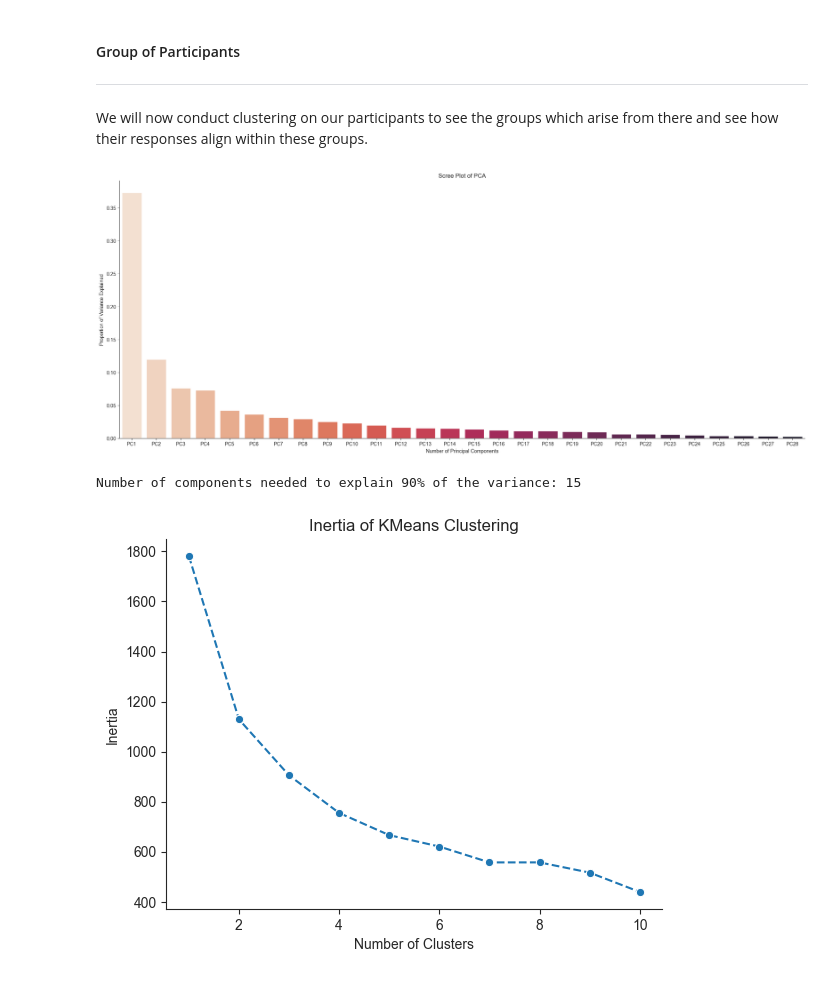
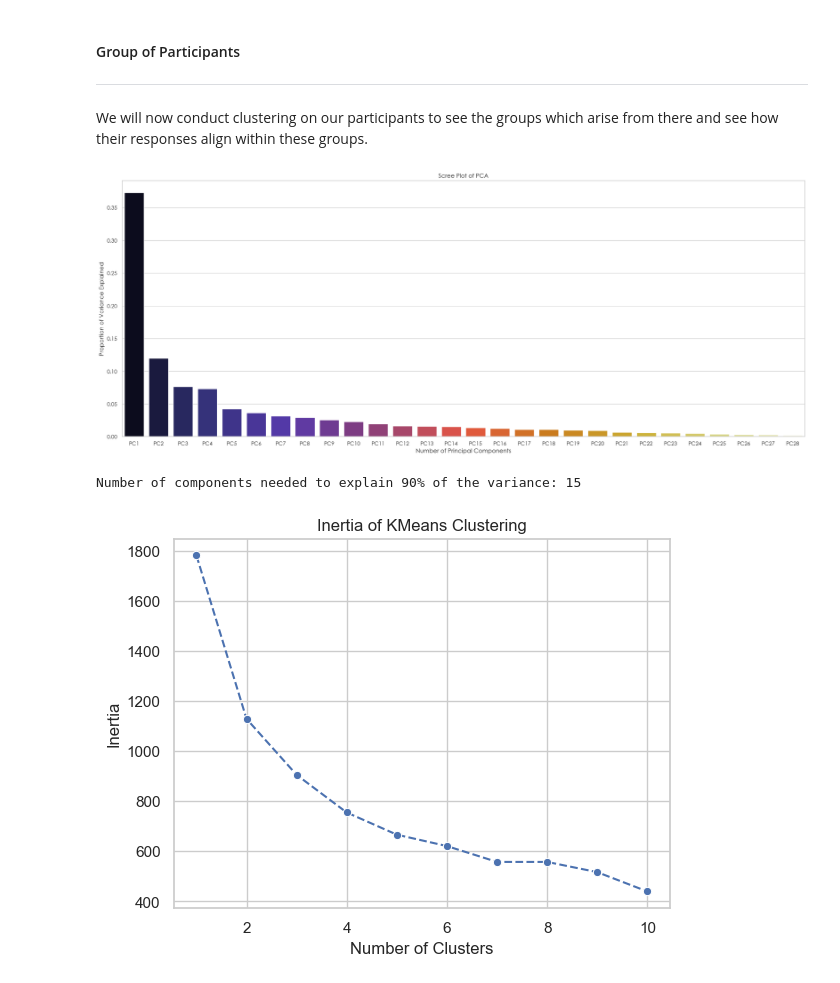
Before and after one commit to ima-quack/COGS164_Language_Motivation, a Jupyter notebook: cogs164_cluster.ipynb, the cells around one changed output. Drawn from its saved outputs; the diff is of its cells as text; code cells hidden in the pictures.

Commit message:
Updated some stats

```diff
--- a/cogs164_cluster.ipynb
+++ b/cogs164_cluster.ipynb
@@ -5,5 +5,7 @@ From here, we want to determine if there are groups which form in terms of both
 # %%
 # Import the appropriate packages
+
+import json
 
 # Data organization"
 import numpy  as np
@@ -12,15 +14,16 @@ import pandas as pd
 # Plotting packages
 import matplotlib.pyplot as plt
 import seaborn as sns
-custom_style = {"axes.spines.right": False, "axes.spines.top": False,}
-sns.set_style("ticks", rc=custom_style)
+sns.set(style = 'whitegrid', font='Century Gothic')
 
 # Clustering packages
 from sklearn               import preprocessing
 from sklearn.cluster       import KMeans
 from sklearn.decomposition import PCA
-from scipy.cluster         import hierarchy
-from statsmodels.miscmodels.ordinal_model import OrderedModel
+from scipy.stats           import pearsonr
+
+# Add hierarchical clustering packages
+from scipy.cluster.hierarchy import dendrogram, linkage
 # %%
 # Read in the data
 df = pd.read_csv("cleaned_data.csv")
@@ -132,26 +91,0 @@ ques_kmeans7['Cluster'] = ques_kmeans[6].labels_ + 1
-# %%
-# Plot a 2D scatterplot of the first three principal components using the 7 clusters
-
-# Get the minimum value of the third principal component
-min_val = ques_kmeans7['PC3'].min()
-fig, ax = plt.subplots(figsize=(10, 8))
-sns.scatterplot(x='PC1', y='PC2',
-                data=ques_kmeans7,
-                ax=ax,
-                hue='Cluster',
-                palette='Set2',
-                s=15*(ques_kmeans7['PC3'] - min_val + 3))
-ax.set_xlabel('PC1 - {:.1f}%'.format(variance_ratio[0] * 100))
-ax.set_ylabel('PC2 - {:.1f}%'.format(variance_ratio[1] * 100))
-
-# Add an item to the legend for the size
-handles, labels = ax.get_legend_handles_labels()
-handles.append(plt.scatter([],[], s=8*(ques_kmeans7['PC3'] - min_val).max(),
-                           alpha=0.3, edgecolors='none'))
-labels.append('Size based on PC3 - {:.0f}%'.format(variance_ratio[2] * 100))
-
-ax.legend(handles, labels, loc='upper right', title='Cluster', fontsize=14)
-
-# Add the labels to the points
-for i, txt in enumerate(ques_kmeans7.index):
-    ax.annotate(txt, (ques_kmeans7['PC1'][i], ques_kmeans7['PC2'][i]), fontsize=8, ha='center', va='bottom')
@@ -232,24 +99,24 @@ motivators_scaled = preprocessing.scale(motivators)
 # %%
 # Fit the PCA object to the data
 pca_motivators = PCA()
 pca_motivators.fit(motivators_scaled)
 
 # Transform the data
 motivators_pca = pca_motivators.transform(motivators_scaled)
 
 # Get the variance ratio
 variance_ratio = pca_motivators.explained_variance_ratio_
 pca_labels = ['PC' + str(i) for i in range(1, len(variance_ratio) + 1)]
 
 # Plot the explained variance ratio
 fig, ax = plt.subplots(figsize=(20, 8), constrained_layout=True)
-sns.barplot(x=pca_labels, y=variance_ratio, palette='rocket_r')
+sns.barplot(x=pca_labels, y=variance_ratio, palette='CMRmap')
 plt.xlabel('Number of Principal Components')
 plt.ylabel('Proportion of Variance Explained')
 plt.title('Scree Plot of PCA')
 plt.show()
 # %% [output]
-[figure, old version]
+[figure, new version]
 # %%
 # Calculate how many components are needed to explain 90% of the variance
 cumulative_variance = np.cumsum(variance_ratio)
@@ -260,8 +127,9 @@ Number of components needed to explain 90% of the variance: 15
 # Create a dataframe of PCA loadings for the participants
 motivators_loadings = pd.DataFrame(motivators_pca, columns=pca_labels)
 # %%
+sns.set(style='whitegrid')
+
 # Conduct a KMeans clustering analysis
-
 ppt_inertia = []
 ppt_kmeans = []
 for k in range(1, 11):
@@ -277,7 +145,7 @@ plt.ylabel('Inertia')
 plt.title('Inertia of KMeans Clustering')
 plt.show()
 # %% [output]
-[figure, old version]
+[figure, new version]
 # %%
 # Create a dataframe containing only 6 clusters
 ppt_kmeans6 = motivators_loadings.copy()
```
Also changed, not shown: parts of 35 cells of this notebook, 5 other files.
